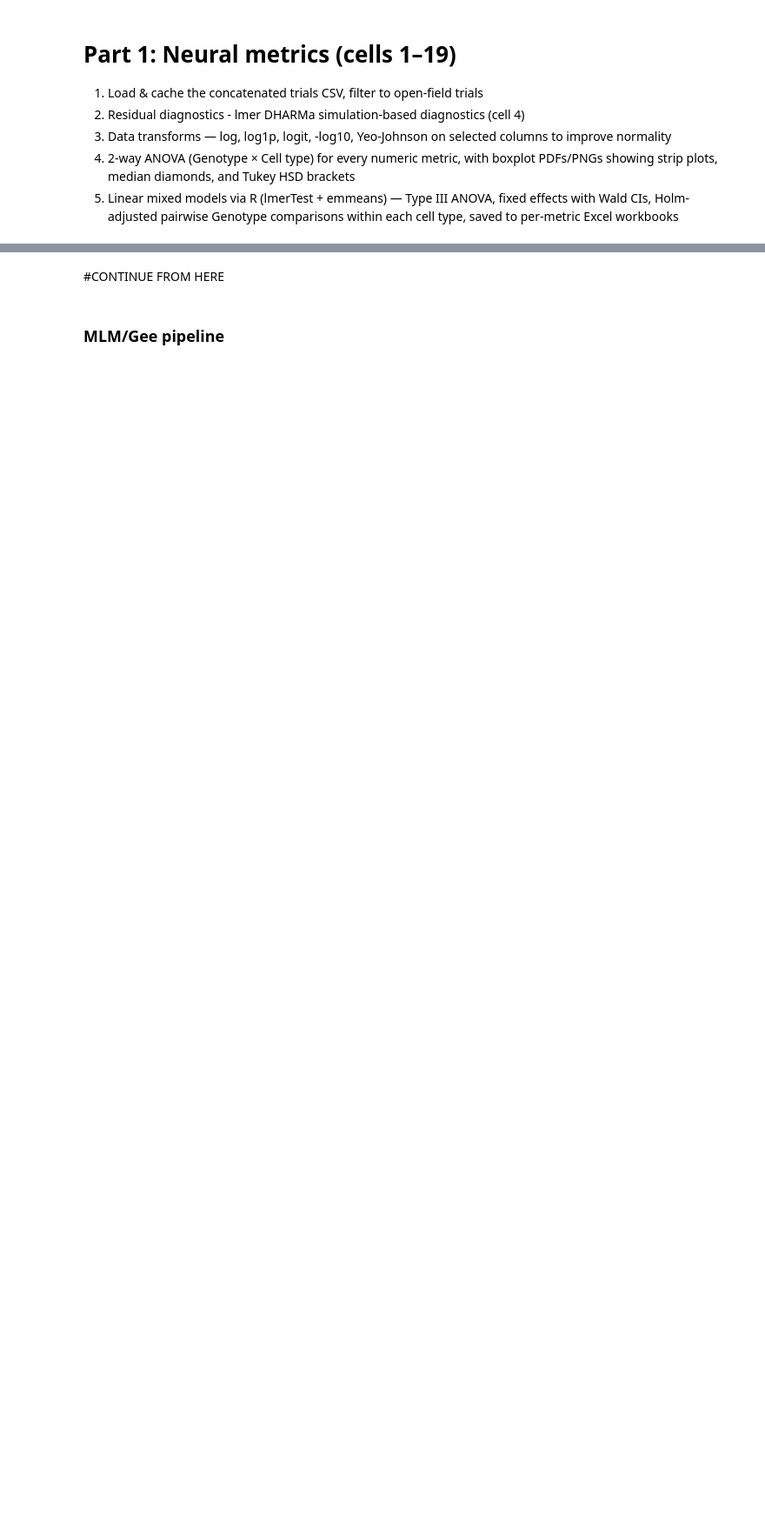
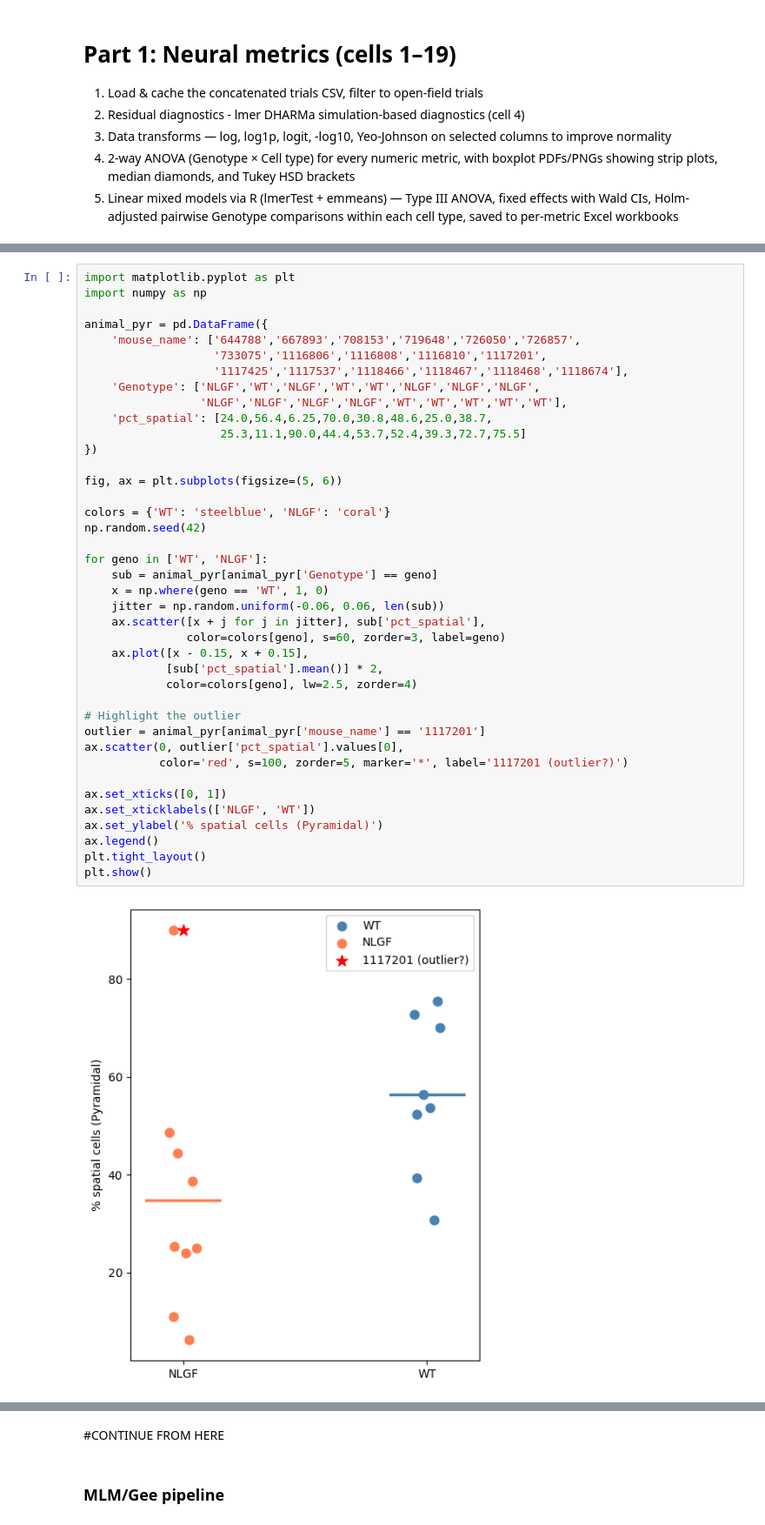
Before and after one commit to lkatsouri/NLGF_ephys_AXONA_data, a Jupyter notebook: ephys_openField_analysis.ipynb, the cells around one changed output, grey strips where cells are left out. Shown at 87% size. Saved outputs shown, nothing was run; the diff lists cells and outputs as text; blank space fills up the shorter version.

```diff
--- a/ephys_openField_analysis.ipynb
+++ b/ephys_openField_analysis.ipynb
@@ -116,0 +224,42 @@ Dataframe: (1078, 36) ['filename', 'channel', 'cluster', 'num_spikes', 'mouse_na
+# %%
+import matplotlib.pyplot as plt
+import numpy as np
+
+animal_pyr = pd.DataFrame({
+    'mouse_name': ['644788','667893','708153','719648','726050','726857',
+                   '733075','1116806','1116808','1116810','1117201',
+                   '1117425','1117537','1118466','1118467','1118468','1118674'],
+    'Genotype': ['NLGF','WT','NLGF','WT','WT','NLGF','NLGF','NLGF',
+                 'NLGF','NLGF','NLGF','NLGF','WT','WT','WT','WT','WT'],
+    'pct_spatial': [24.0,56.4,6.25,70.0,30.8,48.6,25.0,38.7,
+                    25.3,11.1,90.0,44.4,53.7,52.4,39.3,72.7,75.5]
+})
+
+fig, ax = plt.subplots(figsize=(5, 6))
+
+colors = {'WT': 'steelblue', 'NLGF': 'coral'}
+np.random.seed(42)
+
+for geno in ['WT', 'NLGF']:
+    sub = animal_pyr[animal_pyr['Genotype'] == geno]
+    x = np.where(geno == 'WT', 1, 0)
+    jitter = np.random.uniform(-0.06, 0.06, len(sub))
+    ax.scatter([x + j for j in jitter], sub['pct_spatial'],
+               color=colors[geno], s=60, zorder=3, label=geno)
+    ax.plot([x - 0.15, x + 0.15],
+            [sub['pct_spatial'].mean()] * 2,
+            color=colors[geno], lw=2.5, zorder=4)
+
+# Highlight the outlier
+outlier = animal_pyr[animal_pyr['mouse_name'] == '1117201']
+ax.scatter(0, outlier['pct_spatial'].values[0],
+           color='red', s=100, zorder=5, marker='*', label='1117201 (outlier?)')
+
+ax.set_xticks([0, 1])
+ax.set_xticklabels(['NLGF', 'WT'])
+ax.set_ylabel('% spatial cells (Pyramidal)')
+ax.legend()
+plt.tight_layout()
+plt.show()
+# %% [output]
+[figure, added]
```
Also changed, not shown: parts of 21 cells of this notebook, 1 other file.
